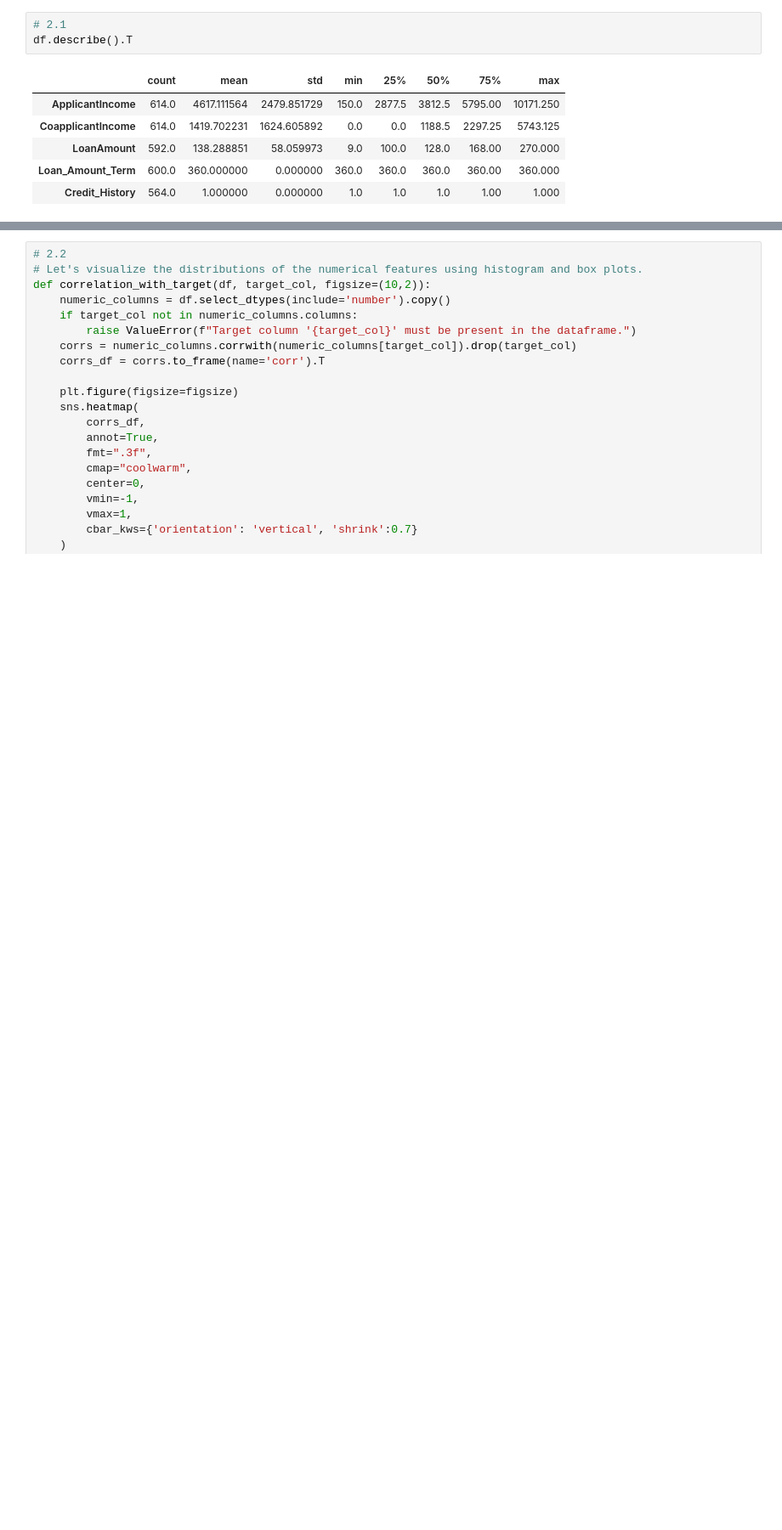
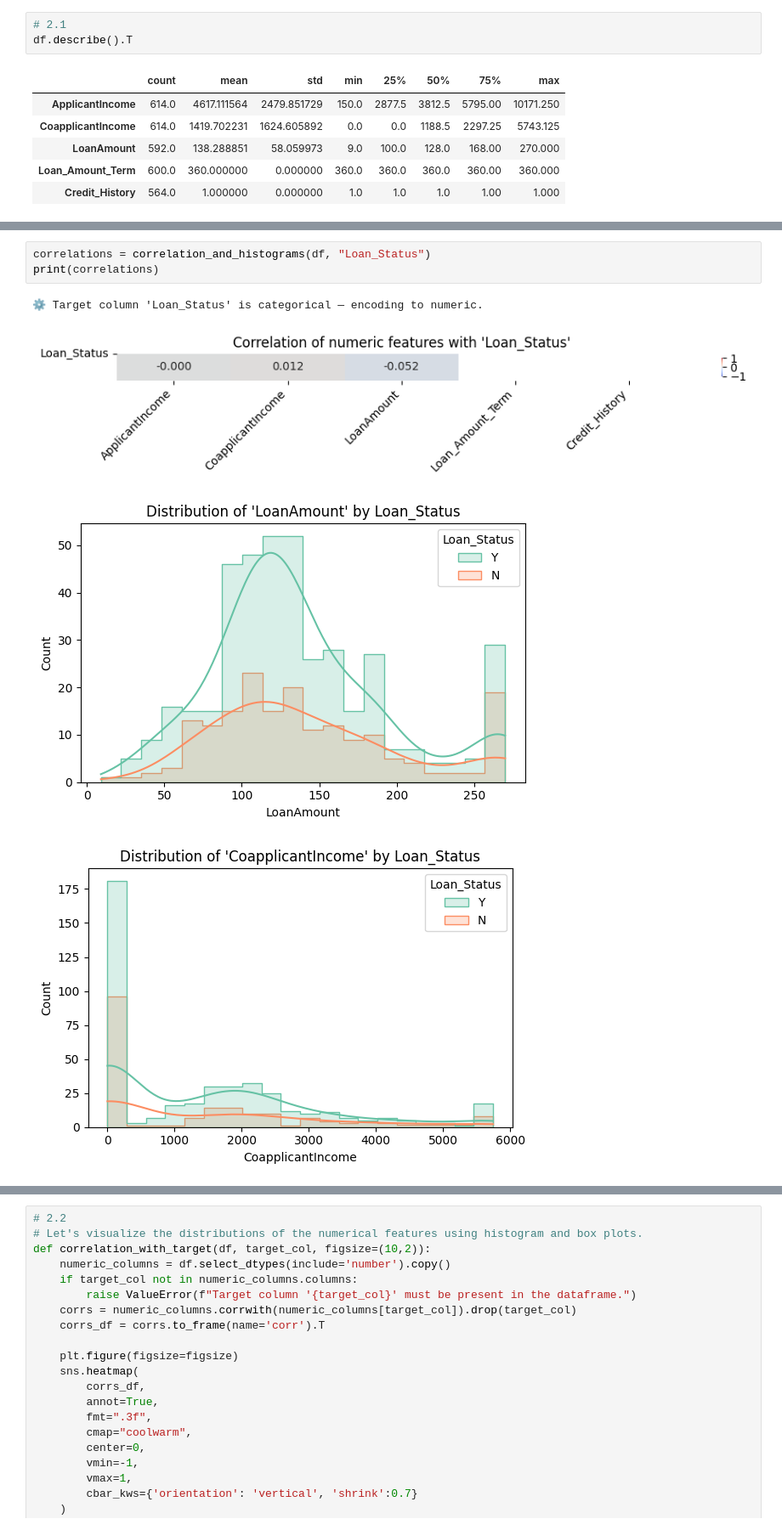
Before and after one commit to Naeema-cyber/ai_engineering_repo, a Jupyter notebook: month_3/naheemot_adebiyi_task_25.ipynb, the cells around one changed output, grey strips where cells are left out. Shown at 85% size. Cells and saved outputs as stored; diff of their text form; blank space fills up the shorter version.

```diff
--- a/month_3/naheemot_adebiyi_task_25.ipynb
+++ b/month_3/naheemot_adebiyi_task_25.ipynb
@@ -270,0 +339,8 @@ df.describe().T
+# %%
+correlations = correlation_and_histograms(df, "Loan_Status")
+print(correlations)
+# %% [output]
+⚙️ Target column 'Loan_Status' is categorical — encoding to numeric.
+[figure, added]
+[figure, added]
+[figure, added]
```
Also changed, not shown: parts of 2 cells of this notebook.
